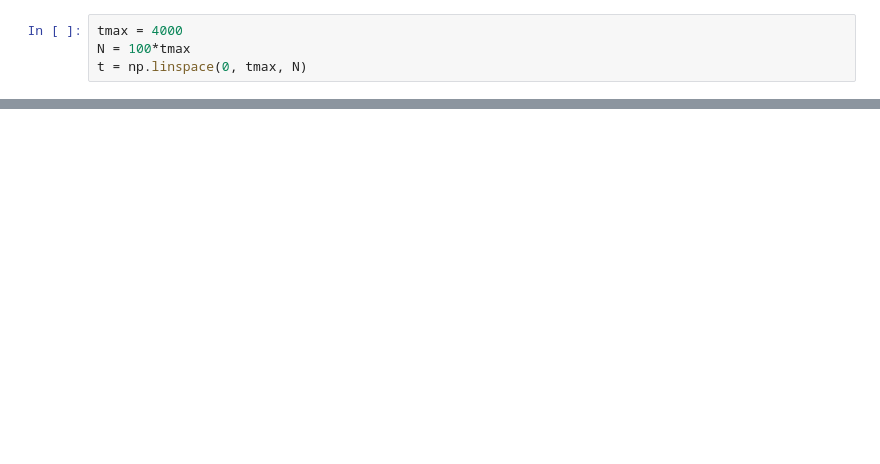
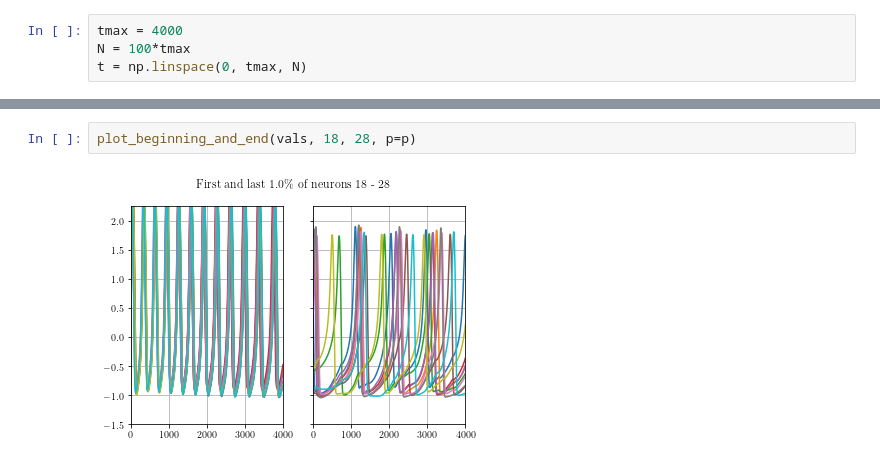
Before and after one commit to henmitch/chimera-2019, a Jupyter notebook: code/python/sim.ipynb, the cells around one changed output, grey strips where cells are left out. Drawn from its saved outputs; the diff is of its cells as text; blank space fills up the shorter version.

```diff
--- a/code/python/sim.ipynb
+++ b/code/python/sim.ipynb
@@ -544,0 +450,4 @@ data
+# %%
+plot_beginning_and_end(vals, 18, 28, p=p)
+# %% [output]
+[figure, added]
```
Also changed, not shown: parts of 144 cells of this notebook, 4 other files.
